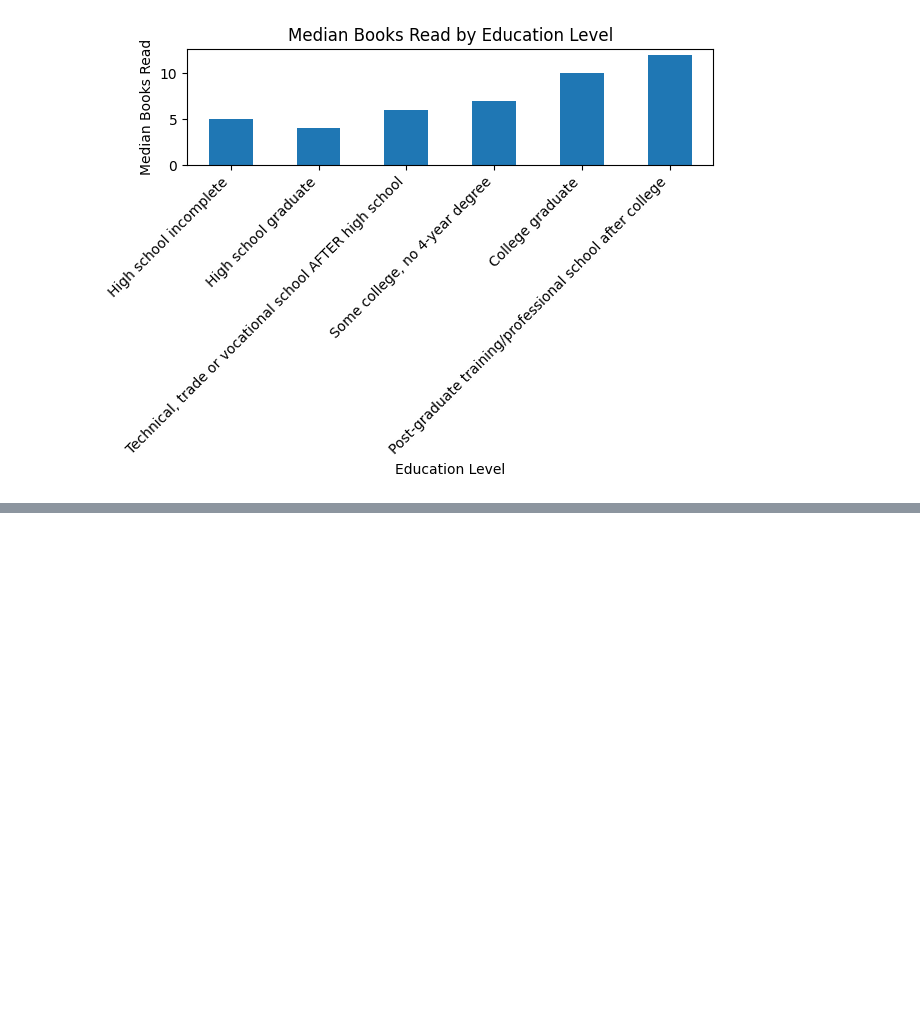
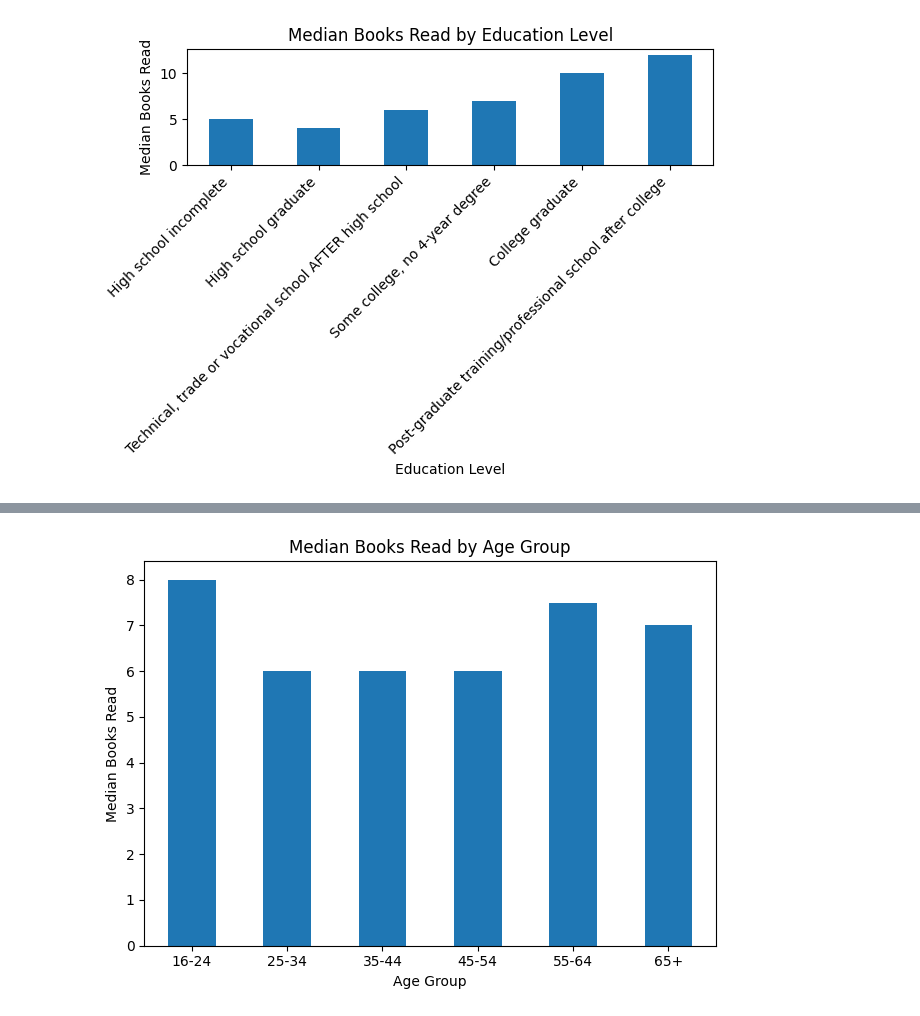
Before and after one commit to kikieliu/reading-habits-analysis, a Jupyter notebook: reading_habits_analysis.ipynb, the cells around one changed output, grey strips where cells are left out. Drawn from its saved outputs; the diff is of its cells as text; code cells hidden in the pictures; blank space fills up the shorter version.

```diff
--- a/reading_habits_analysis.ipynb
+++ b/reading_habits_analysis.ipynb
@@ -400,0 +470,25 @@ The technical/trade/vocational school group was much smaller than the others, wi
+# %%
+age_bins = [15, 24, 34, 44, 54, 64, float("inf")]
+
+age_labels = [
+    "16-24",
+    "25-34",
+    "35-44",
+    "45-54",
+    "55-64",
+    "65+"
+]
+
+df["age_group"] = pd.cut(
+    df.age,
+    bins=age_bins,
+    labels=age_labels
+)
+# %%
+age_median = (
+    df
+    .groupby("age_group", observed=False)["books_read"]
+    .median()
+)
+
+age_median
@@ -400,0 +515,12 @@ The technical/trade/vocational school group was much smaller than the others, wi
+# %%
+age_median.plot(kind="bar")
+
+plt.title("Median Books Read by Age Group")
+plt.xlabel("Age Group")
+plt.ylabel("Median Books Read")
+plt.xticks(rotation=0)
+plt.tight_layout()
+
+plt.show()
+# %% [output]
+[figure, added]
```
Also changed, not shown: parts of 22 cells of this notebook.
